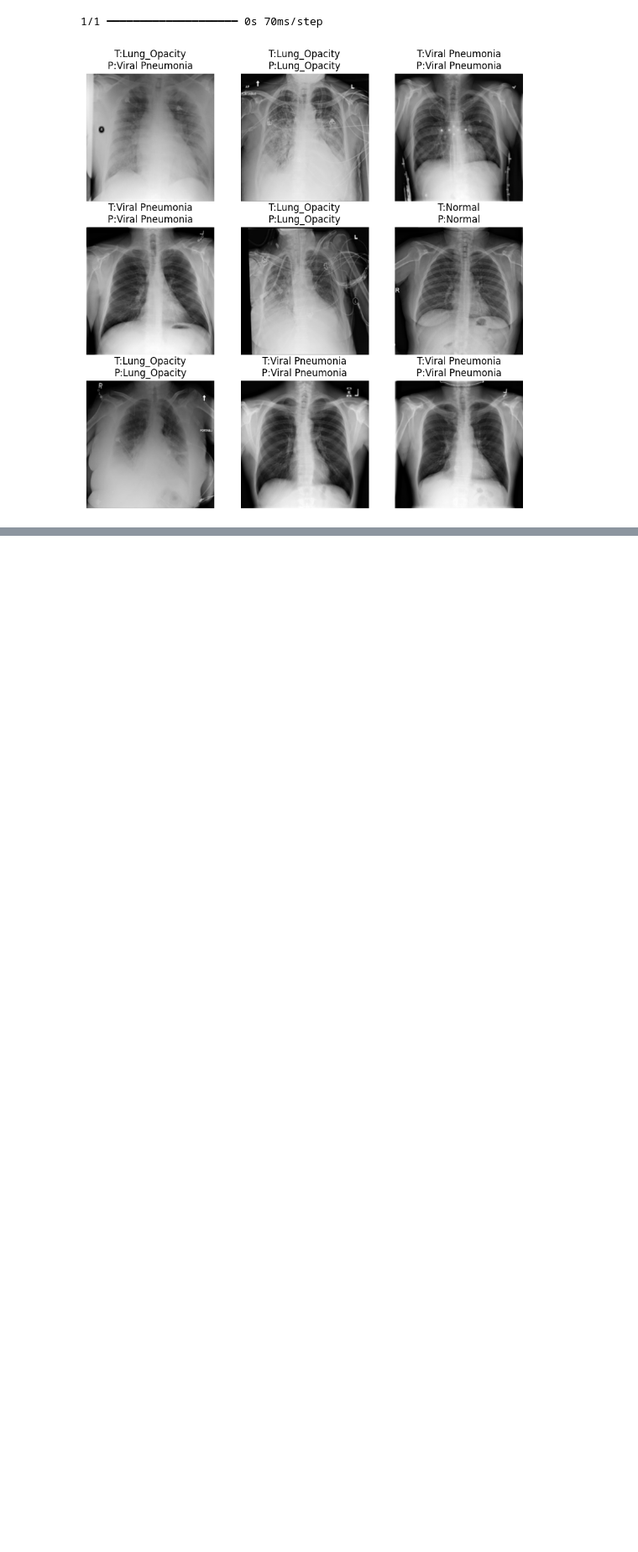
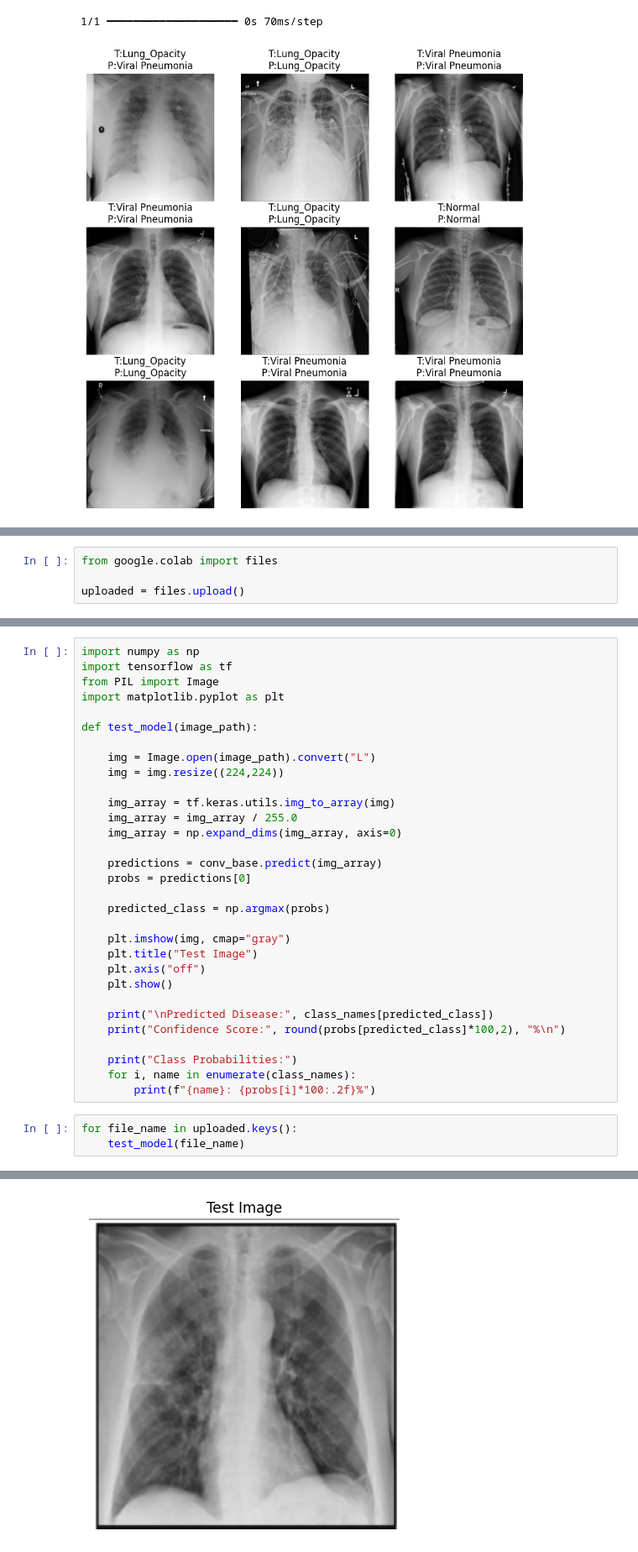
Before and after one commit to ashishbaberwal/Computer-Vision-Based-Disease-Classfication, a Jupyter notebook: Notebook/train_model.ipynb, the cells around one changed output, grey strips where cells are left out. Shown at 84% size. Cells and saved outputs as stored; diff of their text form; blank space fills up the shorter version.

Commit message:
feat(inference): enable testing with uploaded X-ray images

```diff
--- a/Notebook/train_model.ipynb
+++ b/Notebook/train_model.ipynb
@@ -483,0 +466,4 @@ for cls in classes:
+# %%
+from google.colab import files
+
+uploaded = files.upload()
@@ -483,0 +473,35 @@ for cls in classes:
+# %%
+import numpy as np
+import tensorflow as tf
+from PIL import Image
+import matplotlib.pyplot as plt
+
+def test_model(image_path):
+
+    img = Image.open(image_path).convert("L")
+    img = img.resize((224,224))
+
+    img_array = tf.keras.utils.img_to_array(img)
+    img_array = img_array / 255.0
+    img_array = np.expand_dims(img_array, axis=0)
+
+    predictions = conv_base.predict(img_array)
+    probs = predictions[0]
+
+    predicted_class = np.argmax(probs)
+
+    plt.imshow(img, cmap="gray")
+    plt.title("Test Image")
+    plt.axis("off")
+    plt.show()
+
+    print("\nPredicted Disease:", class_names[predicted_class])
+    print("Confidence Score:", round(probs[predicted_class]*100,2), "%\n")
+
+    print("Class Probabilities:")
+    for i, name in enumerate(class_names):
+        print(f"{name}: {probs[i]*100:.2f}%")
+# %%
+for file_name in uploaded.keys():
+    test_model(file_name)
+# %% [output]
@@ -483,0 +509 @@ for cls in classes:
+[figure, added]
```
Also changed, not shown: parts of 3 cells of this notebook.
